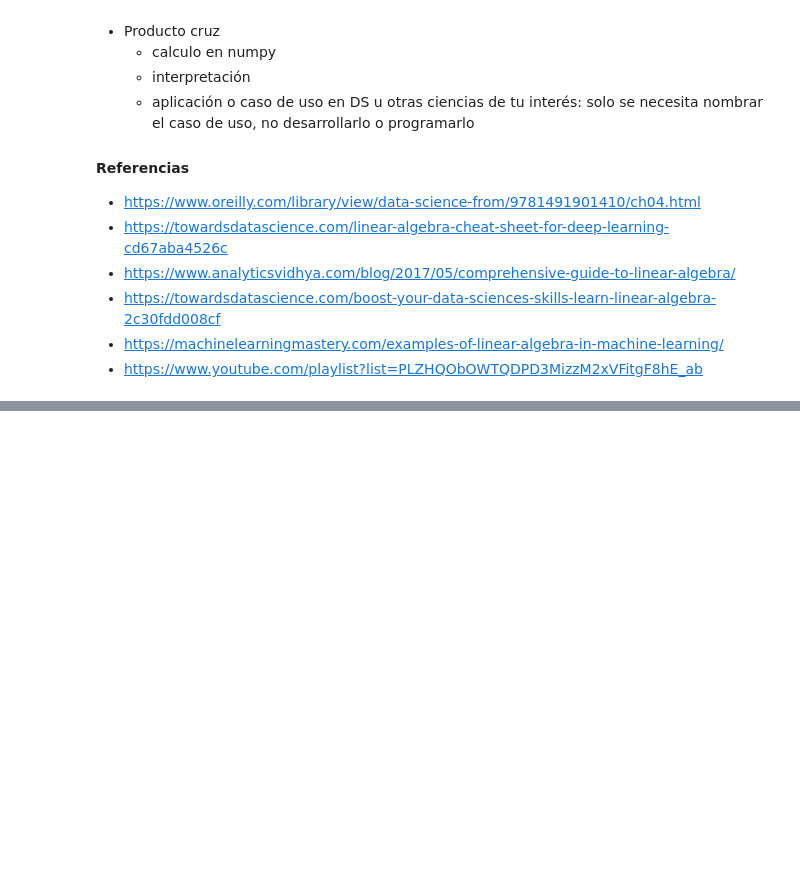
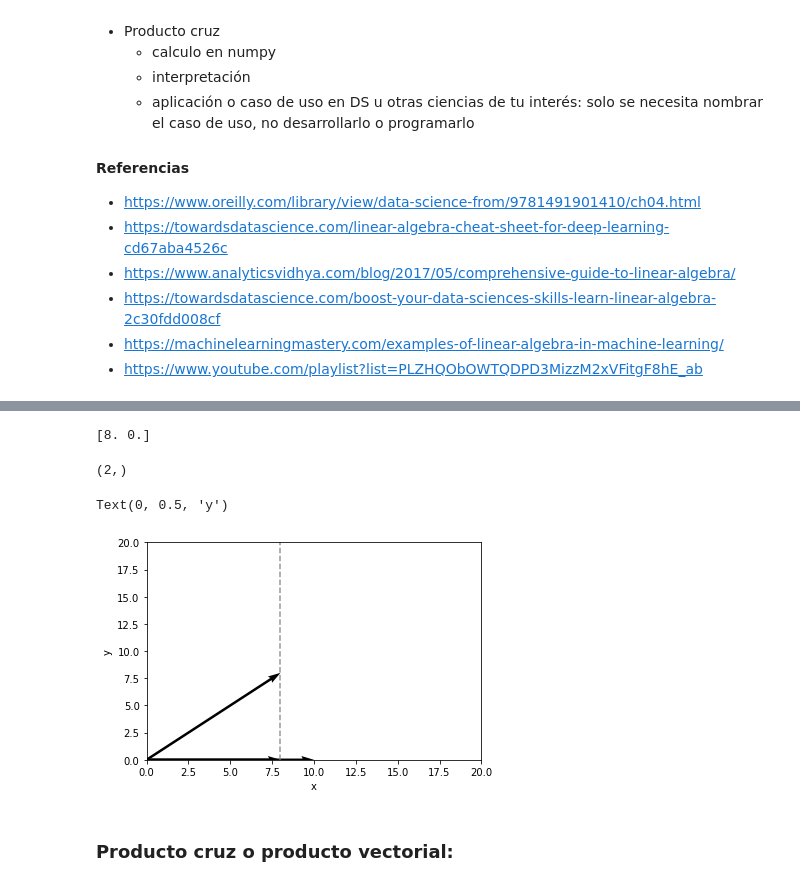
Before and after one commit to esjodiga/Tarea_ejercicios_Notebook6, a Jupyter notebook: Notebook #6. Con resoluciones integradas.ipynb, the cells around one changed output, grey strips where cells are left out. Cells and saved outputs as stored; diff of their text form; code cells hidden in the pictures; blank space fills up the shorter version.

```diff
--- a/Notebook #6. Con resoluciones integradas.ipynb
+++ b/Notebook #6. Con resoluciones integradas.ipynb
@@ -1402,0 +1463,27 @@ np.random.randn(3)
+# %%
+#Determinamos la proyección del vector u sobre el vector v
+producto_punto=u.dot(v)
+magnitud_v = v.dot(v) #la magnitud del vector v al cuadrado
+proyec_u_v=((producto_punto/magnitud_v)*v)
+print(proyec_u_v)
+# %% [output]
+[8. 0.]
+# %%
+proyec_u_v.shape
+# %% [output]
+(2,)
+# %%
+#los graficamos nuevamente para una mejor visualización
+plt.quiver([0,0,0],[0,0,0],[u[0],v[0],proyec_u_v[0]],[u[1],v[1],proyec_u_v[1]],scale_units="xy",angles="xy",scale=1)
+plt.xlim(0,20)
+plt.ylim(0,20)
+plt.axvline(x=8,color="grey",linestyle="--", alpha=0.8)
+plt.xlabel('x')
+plt.ylabel('y')
+
+#vemos ahora que el nuevo vector "proyec_u_v" aparece ya en la gráfica
+# %% [output]
+Text(0, 0.5, 'y')
+[figure, added]
+# %% [markdown]
+### **Producto cruz o producto vectorial:**
```
Also changed, not shown: parts of 13 cells of this notebook.
